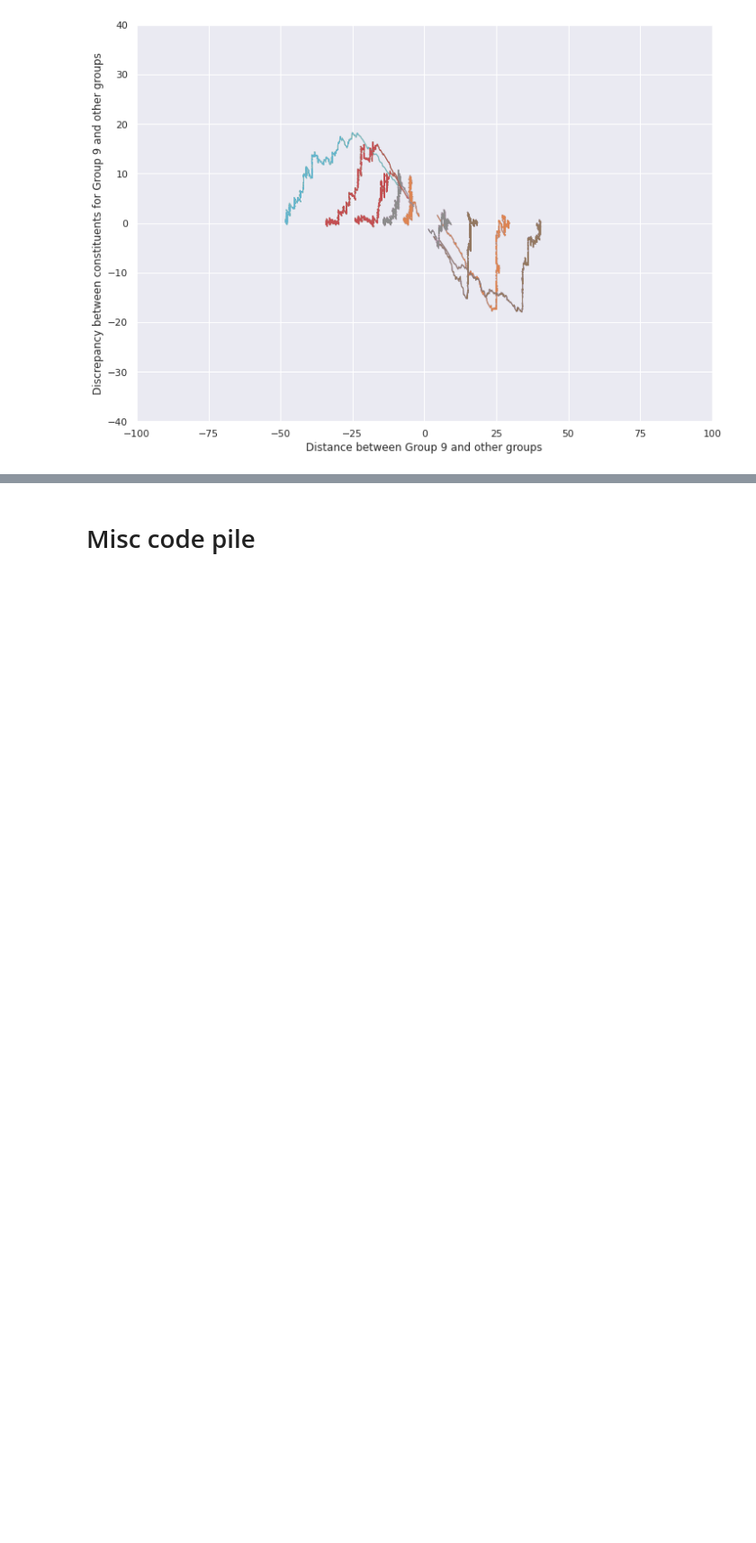
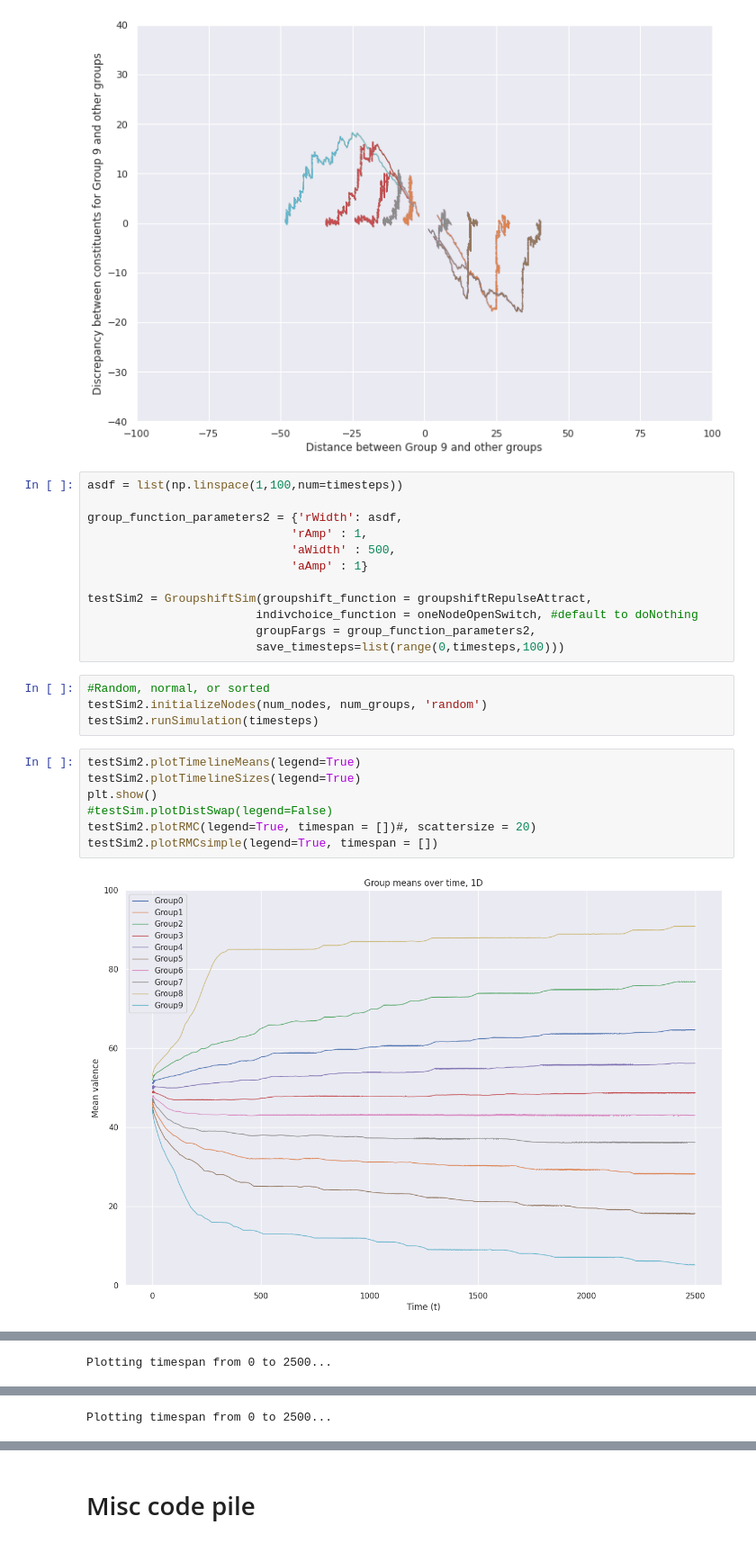
Before and after one commit to vincentmwong/groupshift-model, a Jupyter notebook: Groupshift_Model.ipynb, the cells around one changed output, grey strips where cells are left out. Shown at 90% size. Drawn from its saved outputs; the diff is of its cells as text; blank space fills up the shorter version.

```diff
--- a/Groupshift_Model.ipynb
+++ b/Groupshift_Model.ipynb
@@ -1162,3 +1238,28 @@ Plotting timespan from 0 to 10000...
 [figure]
 [figure]
 [figure]
+# %%
+asdf = list(np.linspace(1,100,num=timesteps))
+
+group_function_parameters2 = {'rWidth': asdf,
+                             'rAmp' : 1,
+                             'aWidth' : 500,
+                             'aAmp' : 1}
+
+testSim2 = GroupshiftSim(groupshift_function = groupshiftRepulseAttract,
+                        indivchoice_function = oneNodeOpenSwitch, #default to doNothing
+                        groupFargs = group_function_parameters2,
+                        save_timesteps=list(range(0,timesteps,100)))
+# %%
+#Random, normal, or sorted
+testSim2.initializeNodes(num_nodes, num_groups, 'random')
+testSim2.runSimulation(timesteps)
+# %%
+testSim2.plotTimelineMeans(legend=True)
+testSim2.plotTimelineSizes(legend=True)
+plt.show()
+#testSim.plotDistSwap(legend=False)
+testSim2.plotRMC(legend=True, timespan = [])#, scattersize = 20)
+testSim2.plotRMCsimple(legend=True, timespan = [])
+# %% [output]
+[figure, added]
@@ -1164,0 +1267 @@ Plotting timespan from 0 to 10000...
+Plotting timespan from 0 to 2500...
@@ -1164,0 +1269 @@ Plotting timespan from 0 to 10000...
+Plotting timespan from 0 to 2500...
```
Also changed, not shown: parts of 11 cells of this notebook.
